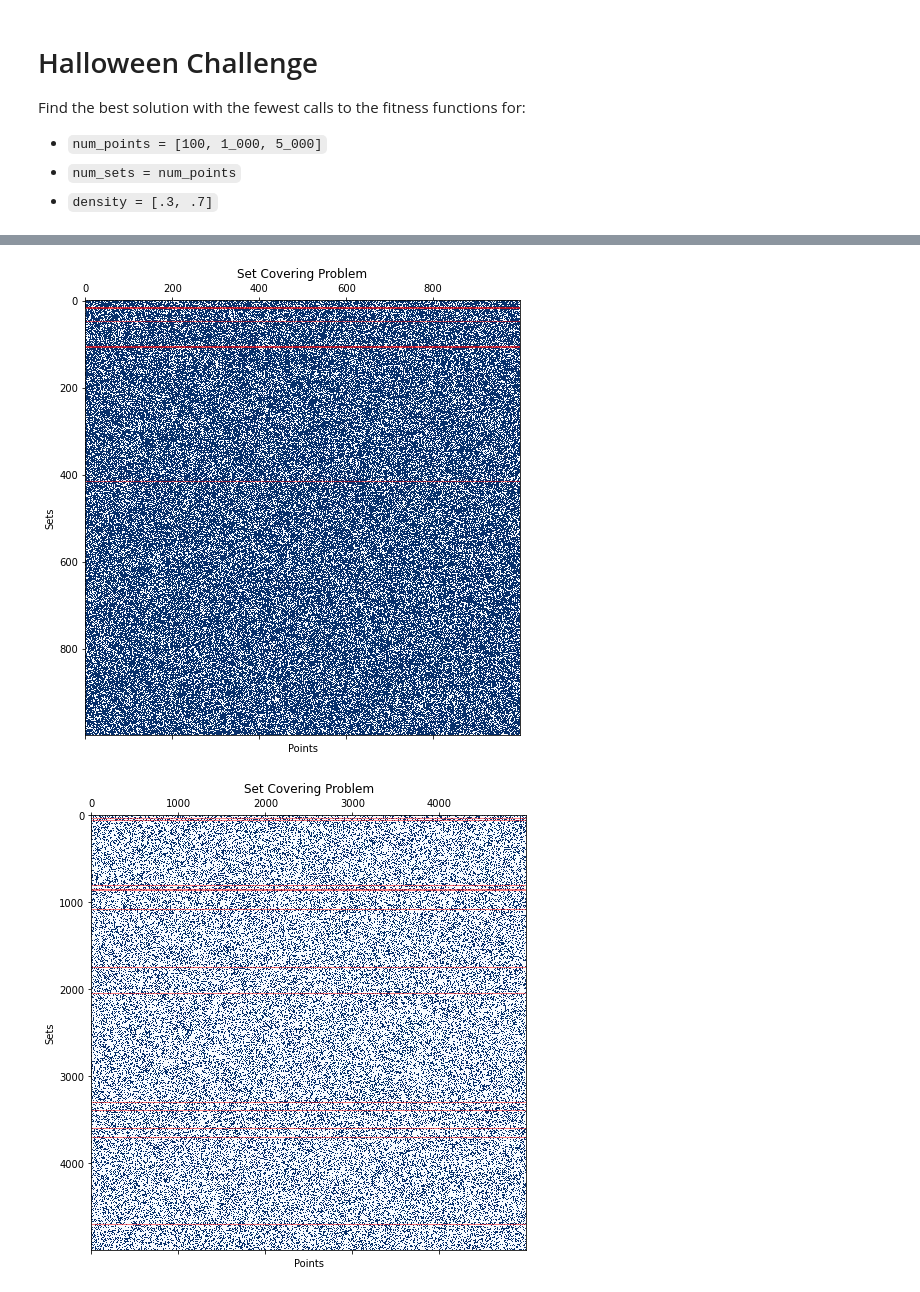
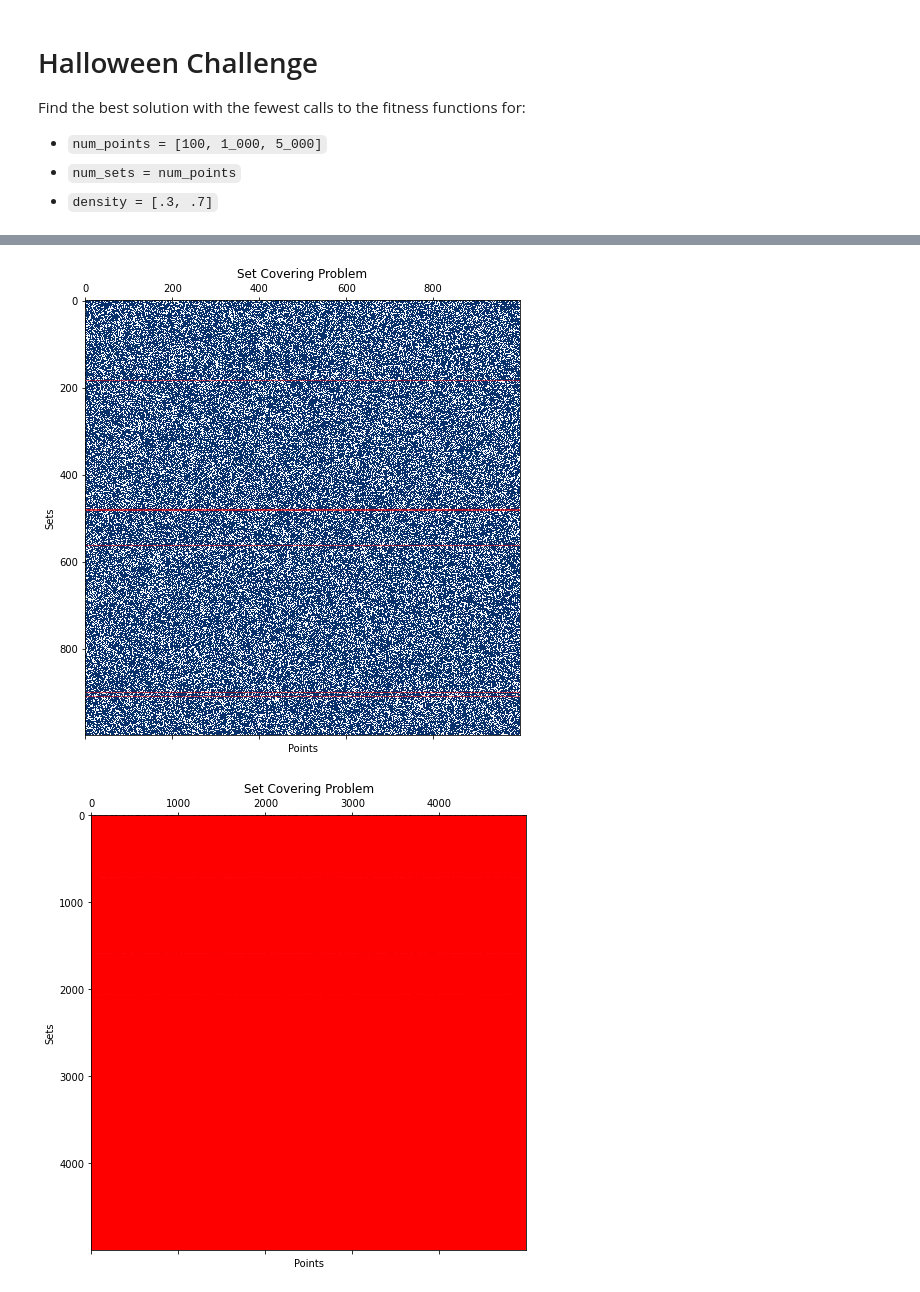
Before and after one commit to s316467/Computational-Intelligence-23-24, a Jupyter notebook: Challenges/Halloween.ipynb, the cells around one changed output, grey strips where cells are left out. Saved outputs shown, nothing was run; the diff lists cells and outputs as text; code cells hidden in the pictures.

Commit message:
Added Sim Ann and it loc search

```diff
--- a/Challenges/Halloween.ipynb
+++ b/Challenges/Halloween.ipynb
@@ -76,31 +103,47 @@ plot_data = []
 best_fitness = float('inf')
 resets = 0
 
-for num_points in num_points_list:
-    results[num_points] = {}
-    for density in density_list:
-        sets = make_set_covering_problem(num_points, num_points, density)
-        best_solution = None
-        best_fitness = float('-inf')
-        fitness_calls_list = []
-        resets = 0
-        for _ in range(10):
-            solution, fitness_calls = greedy_algorithm(sets, num_points)
-            fitness_value = fitness(solution, sets.todense().astype(np.bool_), num_points)
-            fitness_calls_list.append(fitness_calls)
-            if fitness_value > best_fitness:
-                best_fitness = fitness_value
-                best_solution = solution
-                resets += 1
-        avg_fitness_calls = mean(fitness_calls_list)
-        print(f"num_points: {num_points}, density: {density}, best solution size: {len(best_solution)}, best fitness: {best_fitness}, average fitness calls: {avg_fitness_calls}, resets: {resets}")
-        results[num_points][density] = {
-            'best_solution': best_solution,
-            'best_fitness': best_fitness,
-            'avg_fitness_calls': avg_fitness_calls,
-            'resets': resets
-        }
-        plot_data.append((sets, best_solution, num_points))
+# Define a dictionary of algorithms and their parameters
+algorithms = {
+    'Simulated Annealing': {
+        'function': simulated_annealing,
+        'params': {'initial_temp': 1000, 'cooling_rate': 0.99, 'max_iter': 1000}
+    },
+    'Iterated Local Search': {
+        'function': iterated_local_search,
+        'params': {'max_iter': 1000, 'perturbation_strength': 5}
+    }
+}
+
+# Loop through the algorithms
+for algo_name, algo_data in algorithms.items():
+    print(f"Running {algo_name}...")
+    results[algo_name] = {}
+    for num_points in num_points_list:
+        results[algo_name][num_points] = {}
+        for density in density_list:
+            sets = make_set_covering_problem(num_points, num_points, density)
+            best_solution = None
+            best_fitness = float('-inf')
+            fitness_calls_list = []
+            resets = 0
+            for _ in range(10):
+                solution, fitness_calls = algo_data['function'](sets, num_points, **algo_data['params'])
+                fitness_value = fitness(solution, sets.todense().astype(np.bool_), num_points)
+                fitness_calls_list.append(fitness_calls)
+                if fitness_value > best_fitness:
+                    best_fitness = fitness_value
+                    best_solution = solution
+                    resets += 1
+            avg_fitness_calls = mean(fitness_calls_list)
+            print(f"num_points: {num_points}, density: {density}, best solution size (state cost): {len(best_solution)}, best fitness: {best_fitness}, average fitness calls: {avg_fitness_calls}, resets: {resets}")
+            results[algo_name][num_points][density] = {
+                'best_solution': best_solution,
+                'best_fitness': best_fitness,
+                'avg_fitness_calls': avg_fitness_calls,
+                'resets': resets
+            }
+            plot_data.append((sets, best_solution, num_points))
 
 # Plot all solutions
 for sets, best_solution, num_points in plot_data:
@@ -126,2 +169,2 @@ num_points: 5000, density: 0.7, best solution size: 5, best fitness: 4995, avera
-[figure, old version]
+[figure, new version]
-[figure, old version]
+[figure, new version]
```
Also changed, not shown: parts of 4 cells of this notebook.
